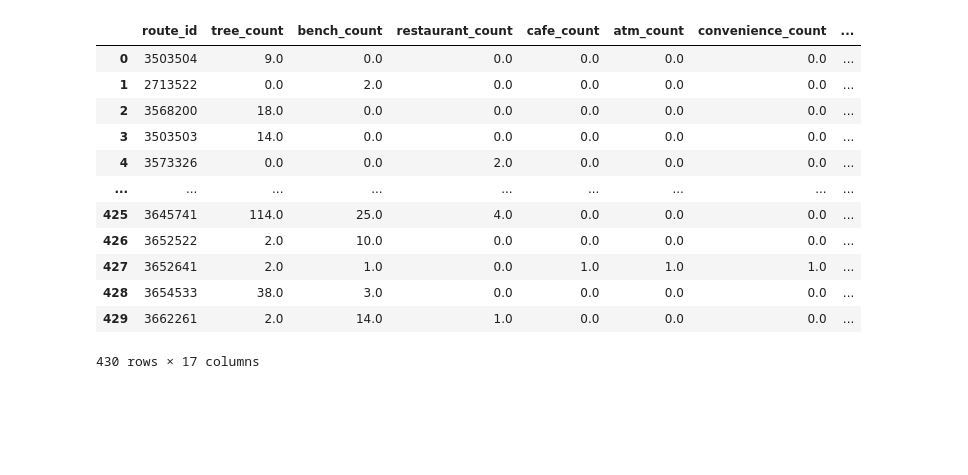
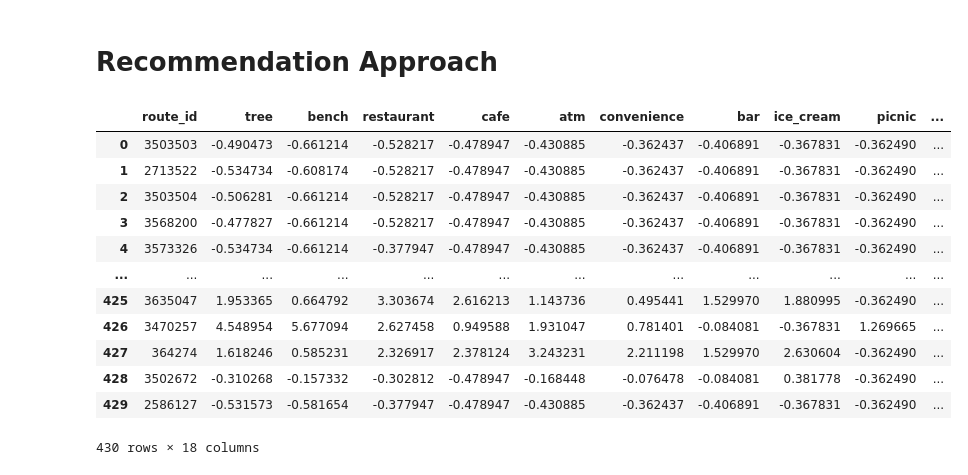
Before and after one commit to TechLabs-Berlin/wt21-way-to-go, a Jupyter notebook: machine_learning/Recommendation_merve.ipynb, the cells around one changed output. Cells and saved outputs as stored; diff of their text form; code cells hidden in the pictures; blank space fills up the shorter version.

Commit message:
made some recommendations and classifications

```diff
--- a/machine_learning/Recommendation_merve.ipynb
+++ b/machine_learning/Recommendation_merve.ipynb
@@ -1,9 +1,26 @@
+# %% [markdown]
+# Recommendation Approach
 # %%
 # Load libraries
 import pandas as pd
 import numpy as np
 import matplotlib.pyplot as plt
 # %%
-# Load dataset
-df = pd.read_csv('category_count_per_route.csv')
-df.fillna(0, inplace = True)
+# Load datasets
+clustered_routes = pd.read_csv('clustered_routes.csv')
+clustered_routes = clustered_routes.drop(columns=['Unnamed: 0','wp', 'poi'])
+clustered_routes
+# %% [output]
+|  | route_id | tree | bench | restaurant | cafe | atm | convenience | bar | ice_cream | picnic | ... |
+| 0 | 3503503 | -0.490473 | -0.661214 | -0.528217 | -0.478947 | -0.430885 | -0.362437 | -0.406891 | -0.367831 | -0.362490 | ... |
+| 1 | 2713522 | -0.534734 | -0.608174 | -0.528217 | -0.478947 | -0.430885 | -0.362437 | -0.406891 | -0.367831 | -0.362490 | ... |
+| 2 | 3503504 | -0.506281 | -0.661214 | -0.528217 | -0.478947 | -0.430885 | -0.362437 | -0.406891 | -0.367831 | -0.362490 | ... |
+| 3 | 3568200 | -0.477827 | -0.661214 | -0.528217 | -0.478947 | -0.430885 | -0.362437 | -0.406891 | -0.367831 | -0.362490 | ... |
+| 4 | 3573326 | -0.534734 | -0.661214 | -0.377947 | -0.478947 | -0.430885 | -0.362437 | -0.406891 | -0.367831 | -0.362490 | ... |
+| ... | ... | ... | ... | ... | ... | ... | ... | ... | ... | ... | ... |
+| 425 | 3635047 | 1.953365 | 0.664792 | 3.303674 | 2.616213 | 1.143736 | 0.495441 | 1.529970 | 1.880995 | -0.362490 | ... |
+| 426 | 3470257 | 4.548954 | 5.677094 | 2.627458 | 0.949588 | 1.931047 | 0.781401 | -0.084081 | -0.367831 | 1.269665 | ... |
+| 427 | 364274 | 1.618246 | 0.585231 | 2.326917 | 2.378124 | 3.243231 | 2.211198 | 1.529970 | 2.630604 | -0.362490 | ... |
+| 428 | 3502672 | -0.310268 | -0.157332 | -0.302812 | -0.478947 | -0.168448 | -0.076478 | -0.084081 | 0.381778 | -0.362490 | ... |
+| 429 | 2586127 | -0.531573 | -0.581654 | -0.377947 | -0.478947 | -0.430885 | -0.362437 | -0.406891 | -0.367831 | -0.362490 | ... |
+430 rows × 18 columns
@@ -12,16 +26,0 @@ df = df.drop(columns=['wp_count', 'poi_count'])
-# %%
-df
-# %% [output]
-|  | route_id | tree_count | bench_count | restaurant_count | cafe_count | atm_count | convenience_count | ... |
-| 0 | 3503504 | 9.0 | 0.0 | 0.0 | 0.0 | 0.0 | 0.0 | ... |
-| 1 | 2713522 | 0.0 | 2.0 | 0.0 | 0.0 | 0.0 | 0.0 | ... |
-| 2 | 3568200 | 18.0 | 0.0 | 0.0 | 0.0 | 0.0 | 0.0 | ... |
-| 3 | 3503503 | 14.0 | 0.0 | 0.0 | 0.0 | 0.0 | 0.0 | ... |
-| 4 | 3573326 | 0.0 | 0.0 | 2.0 | 0.0 | 0.0 | 0.0 | ... |
-| ... | ... | ... | ... | ... | ... | ... | ... | ... |
-| 425 | 3645741 | 114.0 | 25.0 | 4.0 | 0.0 | 0.0 | 0.0 | ... |
-| 426 | 3652522 | 2.0 | 10.0 | 0.0 | 0.0 | 0.0 | 0.0 | ... |
-| 427 | 3652641 | 2.0 | 1.0 | 0.0 | 1.0 | 1.0 | 1.0 | ... |
-| 428 | 3654533 | 38.0 | 3.0 | 0.0 | 0.0 | 0.0 | 0.0 | ... |
-| 429 | 3662261 | 2.0 | 14.0 | 1.0 | 0.0 | 0.0 | 0.0 | ... |
-430 rows × 17 columns
```
Also changed, not shown: parts of 8 cells of this notebook, 1 other file.
